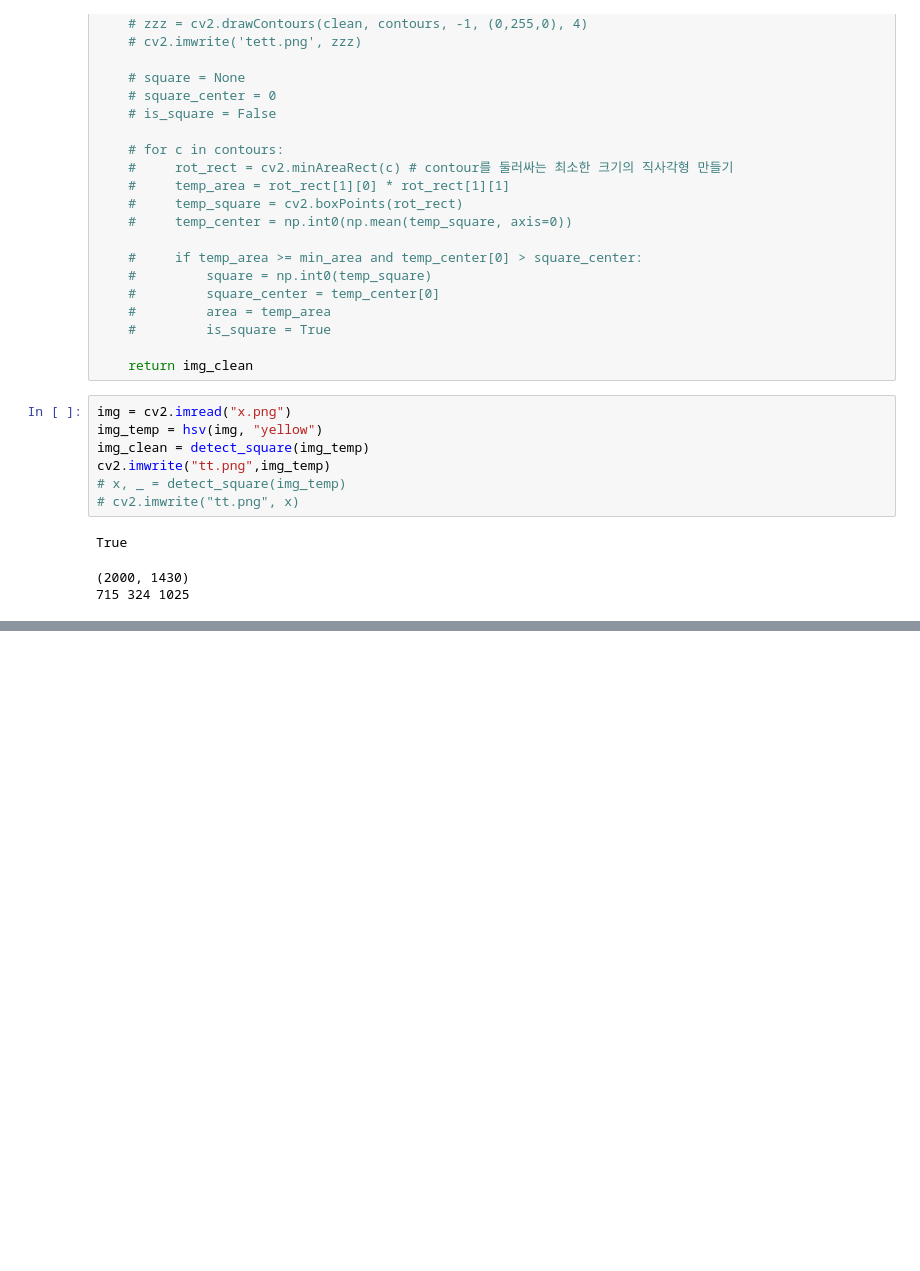
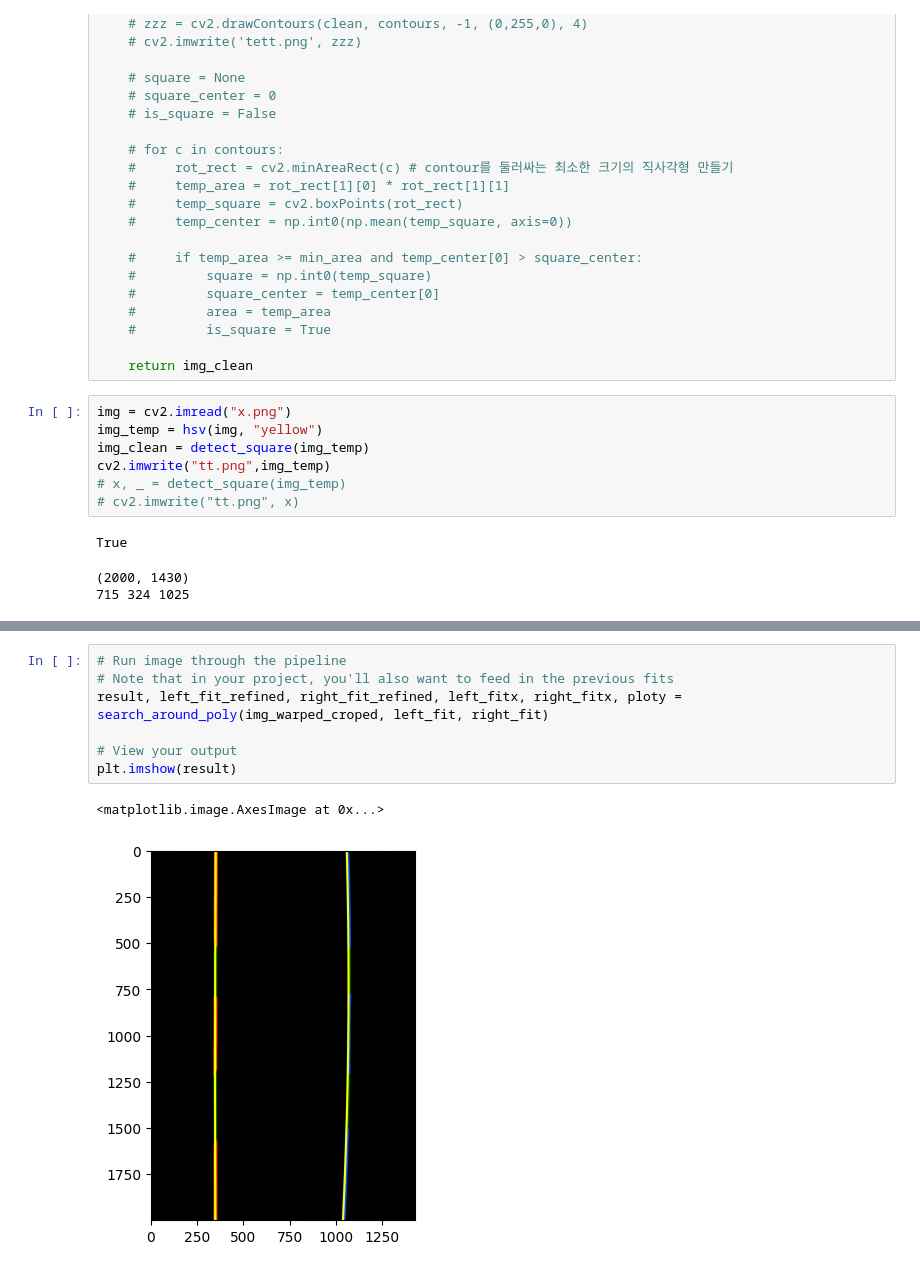
Before and after one commit to sonjjin/PD513chansigu, a Jupyter notebook: lane_detect.ipynb, the cells around one changed output, grey strips where cells are left out. Saved outputs shown, nothing was run; the diff lists cells and outputs as text; blank space fills up the shorter version.

```diff
--- a/lane_detect.ipynb
+++ b/lane_detect.ipynb
@@ -162,0 +283,10 @@ Deprecated in NumPy 1.20; for more details and guidance: https://numpy.org/devdo
+# %%
+# Run image through the pipeline
+# Note that in your project, you'll also want to feed in the previous fits
+result, left_fit_refined, right_fit_refined, left_fitx, right_fitx, ploty = search_around_poly(img_warped_croped, left_fit, right_fit)
+
+# View your output
+plt.imshow(result)
+# %% [output]
+<matplotlib.image.AxesImage at 0x...>
+[figure, added]
```
Also changed, not shown: parts of 4 cells of this notebook, 1 other file.
